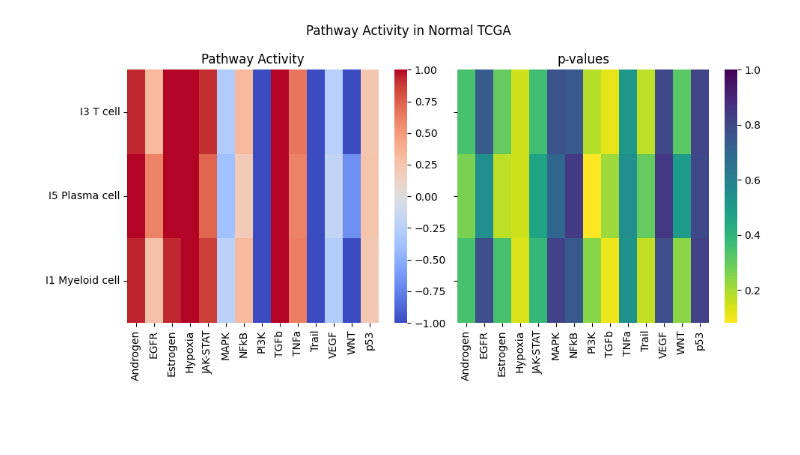
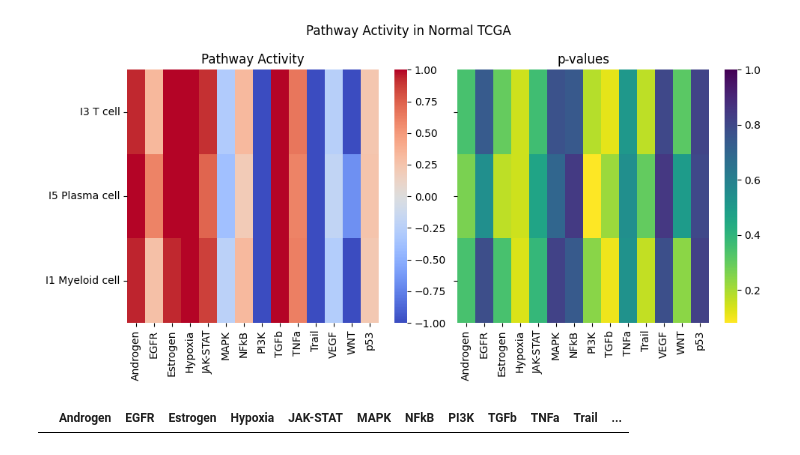
Before and after one commit to ygrepo/compbio_project, a Jupyter notebook: code/TCGA_GSE161529_Normal_Pathway_Inference.ipynb, the cells around one changed output. Saved outputs shown, nothing was run; the diff lists cells and outputs as text; code cells hidden in the pictures; blank space fills up the shorter version.

```diff
--- a/code/TCGA_GSE161529_Normal_Pathway_Inference.ipynb
+++ b/code/TCGA_GSE161529_Normal_Pathway_Inference.ipynb
@@ -110,3 +110,9 @@ plt.show()
 plt.close()
 # %% [output]
 [figure]
+# %%
+df = pvals[(pvals < 0.05)].copy()
+df = df.dropna()
+df.head()
+# %% [output]
+|  | Androgen | EGFR | Estrogen | Hypoxia | JAK-STAT | MAPK | NFkB | PI3K | TGFb | TNFa | Trail | ... |
```
Also changed, not shown: 3 other files.
